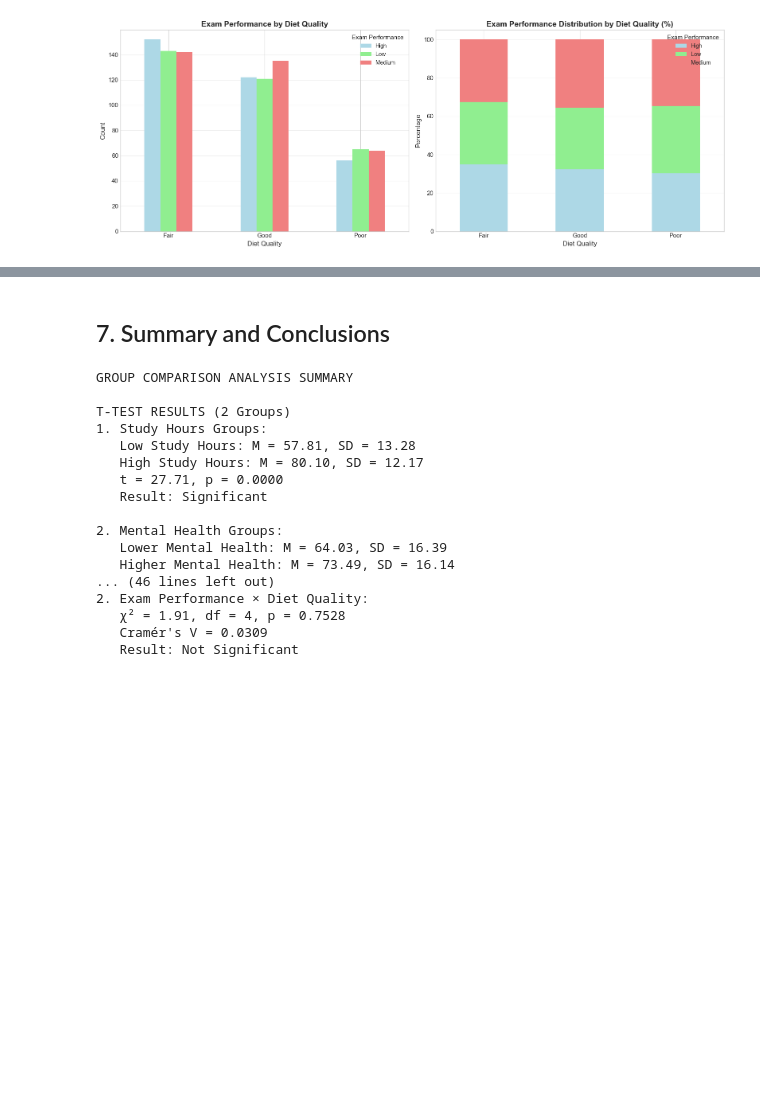
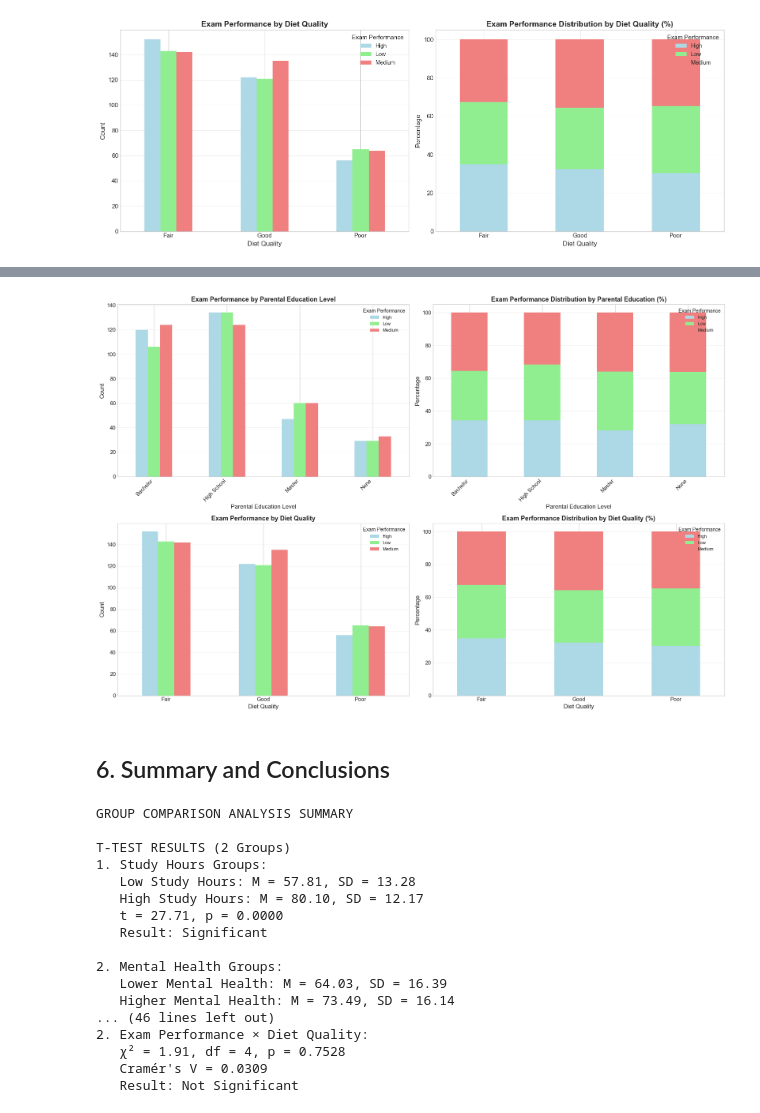
Before and after one commit to USD-AAI-500-Stats-Group-2/Stats500FinalProject, a Jupyter notebook: joe/variable_comparison_analysis.ipynb, the cells around one changed output, grey strips where cells are left out. Saved outputs shown, nothing was run; the diff lists cells and outputs as text; code cells hidden in the pictures; blank space fills up the shorter version.

Commit message:
Adding chi visualization

```diff
--- a/joe/variable_comparison_analysis.ipynb
+++ b/joe/variable_comparison_analysis.ipynb
@@ -1245,5 +1247,67 @@ plt.show()
+# %%
+# Create unified visualization for both chi-squared tests
+fig, axes = plt.subplots(2, 2, figsize=(18, 12))
+
+# Recreate contingency tables for visualization
+contingencyTable1 = pd.crosstab(df['examPerformance'], df['parental_education_level'])
+contingencyTable2 = pd.crosstab(df['examPerformance'], df['diet_quality'])
+
+# Calculate percentages
+contingencyPct1 = contingencyTable1.T.div(contingencyTable1.T.sum(axis=1), axis=0) * 100
+contingencyPct2 = contingencyTable2.T.div(contingencyTable2.T.sum(axis=1), axis=0) * 100
+
+# Row 1: Parental Education Level
+# Grouped bar chart
+contingencyTable1.T.plot(kind='bar', ax=axes[0, 0],
+                          color=['lightblue', 'lightgreen', 'lightcoral'])
+axes[0, 0].set_xlabel('Parental Education Level', fontsize=12)
+axes[0, 0].set_ylabel('Count', fontsize=12)
+axes[0, 0].set_title('Exam Performance by Parental Education Level',
+                      fontsize=13, fontweight='bold')
+axes[0, 0].legend(title='Exam Performance', title_fontsize=10, fontsize=9)
+axes[0, 0].grid(True, alpha=0.3, axis='y')
+plt.setp(axes[0, 0].xaxis.get_majorticklabels(), rotation=45, ha='right')
+
+# Stacked percentage bar chart
+contingencyPct1.plot(kind='bar', stacked=True, ax=axes[0, 1],
+                      color=['lightblue', 'lightgreen', 'lightcoral'])
+axes[0, 1].set_xlabel('Parental Education Level', fontsize=12)
+axes[0, 1].set_ylabel('Percentage', fontsize=12)
+axes[0, 1].set_title('Exam Performance Distribution by Parental Education (%)',
+                      fontsize=13, fontweight='bold')
+axes[0, 1].legend(title='Exam Performance', title_fontsize=10, fontsize=9)
+axes[0, 1].grid(True, alpha=0.3, axis='y')
+plt.setp(axes[0, 1].xaxis.get_majorticklabels(), rotation=45, ha='right')
+
+# Row 2: Diet Quality
+# Grouped bar chart
+contingencyTable2.T.plot(kind='bar', ax=axes[1, 0],
+                          color=['lightblue', 'lightgreen', 'lightcoral'])
+axes[1, 0].set_xlabel('Diet Quality', fontsize=12)
+axes[1, 0].set_ylabel('Count', fontsize=12)
+axes[1, 0].set_title('Exam Performance by Diet Quality',
+                      fontsize=13, fontweight='bold')
+axes[1, 0].legend(title='Exam Performance', title_fontsize=10, fontsize=9)
+axes[1, 0].grid(True, alpha=0.3, axis='y')
+plt.setp(axes[1, 0].xaxis.get_majorticklabels(), rotation=0)
+
+# Stacked percentage bar chart
+contingencyPct2.plot(kind='bar', stacked=True, ax=axes[1, 1],
+                      color=['lightblue', 'lightgreen', 'lightcoral'])
+axes[1, 1].set_xlabel('Diet Quality', fontsize=12)
+axes[1, 1].set_ylabel('Percentage', fontsize=12)
+axes[1, 1].set_title('Exam Performance Distribution by Diet Quality (%)',
+                      fontsize=13, fontweight='bold')
+axes[1, 1].legend(title='Exam Performance', title_fontsize=10, fontsize=9)
+axes[1, 1].grid(True, alpha=0.3, axis='y')
+plt.setp(axes[1, 1].xaxis.get_majorticklabels(), rotation=0)
+
+plt.tight_layout()
+plt.show()
+# %% [output]
+[figure, added]
 # %% [markdown]
-## 7. Summary and Conclusions
+## 6. Summary and Conclusions
 # %%
 # Recalculate for summary
 tStat1, pValue1 = ttest_ind(highStudyScores, lowStudyScores)
```
Also changed, not shown: parts of 7 cells of this notebook.
